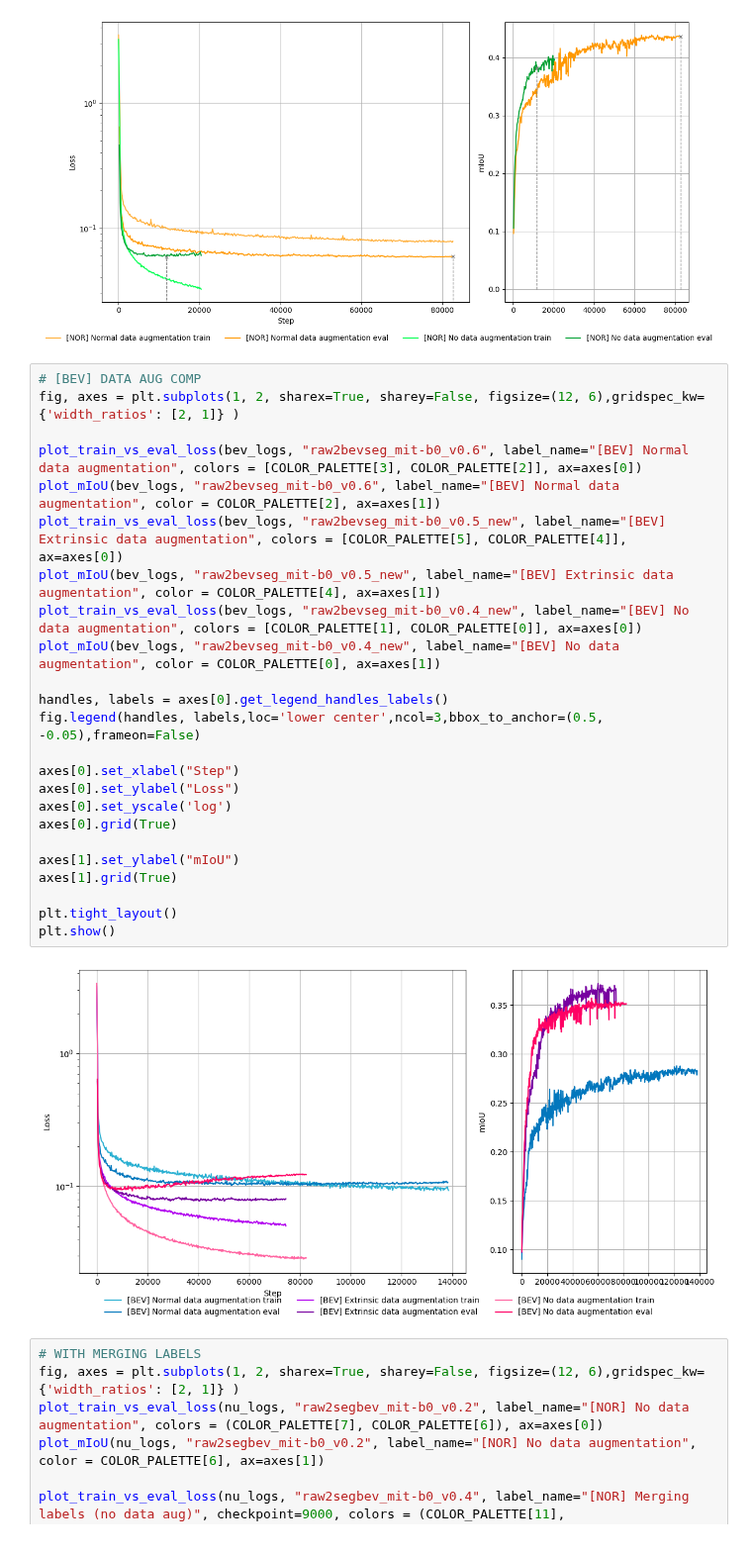
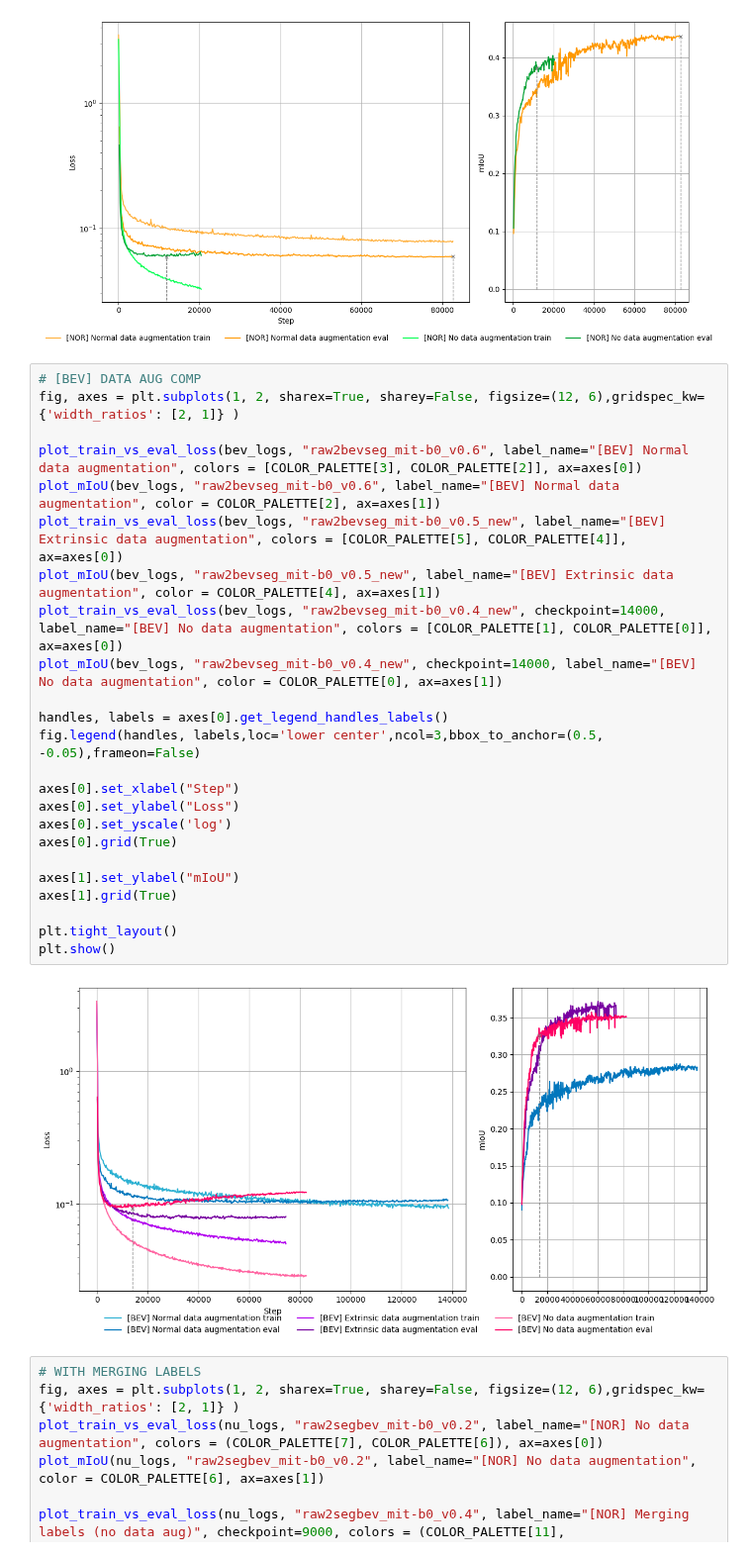
Before and after one commit to alanglk/BEV2Seg_2, a Jupyter notebook: notebooks/tensorboard_logs.ipynb, the cells around one changed output. Shown at 99% size. Saved outputs shown, nothing was run; the diff lists cells and outputs as text.

```diff
--- a/notebooks/tensorboard_logs.ipynb
+++ b/notebooks/tensorboard_logs.ipynb
@@ -221,29 +210,29 @@ plt.show()
 # %%
 # [BEV] DATA AUG COMP
 fig, axes = plt.subplots(1, 2, sharex=True, sharey=False, figsize=(12, 6),gridspec_kw={'width_ratios': [2, 1]} )
 
 plot_train_vs_eval_loss(bev_logs, "raw2bevseg_mit-b0_v0.6", label_name="[BEV] Normal data augmentation", colors = [COLOR_PALETTE[3], COLOR_PALETTE[2]], ax=axes[0])
 plot_mIoU(bev_logs, "raw2bevseg_mit-b0_v0.6", label_name="[BEV] Normal data augmentation", color = COLOR_PALETTE[2], ax=axes[1])
 plot_train_vs_eval_loss(bev_logs, "raw2bevseg_mit-b0_v0.5_new", label_name="[BEV] Extrinsic data augmentation", colors = [COLOR_PALETTE[5], COLOR_PALETTE[4]], ax=axes[0])
 plot_mIoU(bev_logs, "raw2bevseg_mit-b0_v0.5_new", label_name="[BEV] Extrinsic data augmentation", color = COLOR_PALETTE[4], ax=axes[1])
-plot_train_vs_eval_loss(bev_logs, "raw2bevseg_mit-b0_v0.4_new", label_name="[BEV] No data augmentation", colors = [COLOR_PALETTE[1], COLOR_PALETTE[0]], ax=axes[0])
-plot_mIoU(bev_logs, "raw2bevseg_mit-b0_v0.4_new", label_name="[BEV] No data augmentation", color = COLOR_PALETTE[0], ax=axes[1])
+plot_train_vs_eval_loss(bev_logs, "raw2bevseg_mit-b0_v0.4_new", checkpoint=14000, label_name="[BEV] No data augmentation", colors = [COLOR_PALETTE[1], COLOR_PALETTE[0]], ax=axes[0])
+plot_mIoU(bev_logs, "raw2bevseg_mit-b0_v0.4_new", checkpoint=14000, label_name="[BEV] No data augmentation", color = COLOR_PALETTE[0], ax=axes[1])
 
 handles, labels = axes[0].get_legend_handles_labels()
 fig.legend(handles, labels,loc='lower center',ncol=3,bbox_to_anchor=(0.5, -0.05),frameon=False)
 
 axes[0].set_xlabel("Step")
 axes[0].set_ylabel("Loss")
 axes[0].set_yscale('log')
 axes[0].grid(True)
 
 axes[1].set_ylabel("mIoU")
 axes[1].grid(True)
 
 plt.tight_layout()
 plt.show()
 # %% [output]
-[figure, old version]
+[figure, new version]
 # %%
 # WITH MERGING LABELS
 fig, axes = plt.subplots(1, 2, sharex=True, sharey=False, figsize=(12, 6),gridspec_kw={'width_ratios': [2, 1]} )
```
Also changed, not shown: parts of 2 cells of this notebook, 5 other files.
